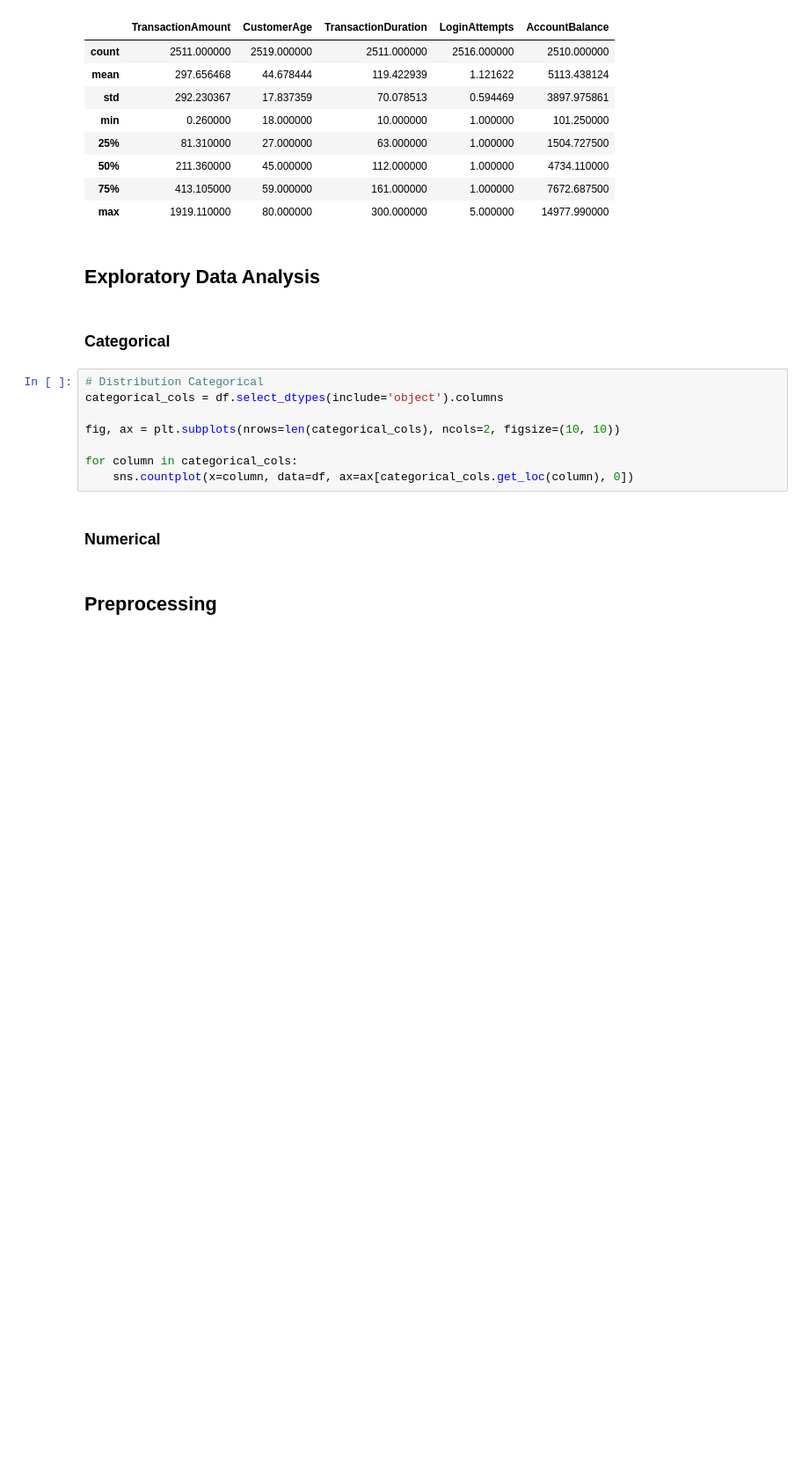
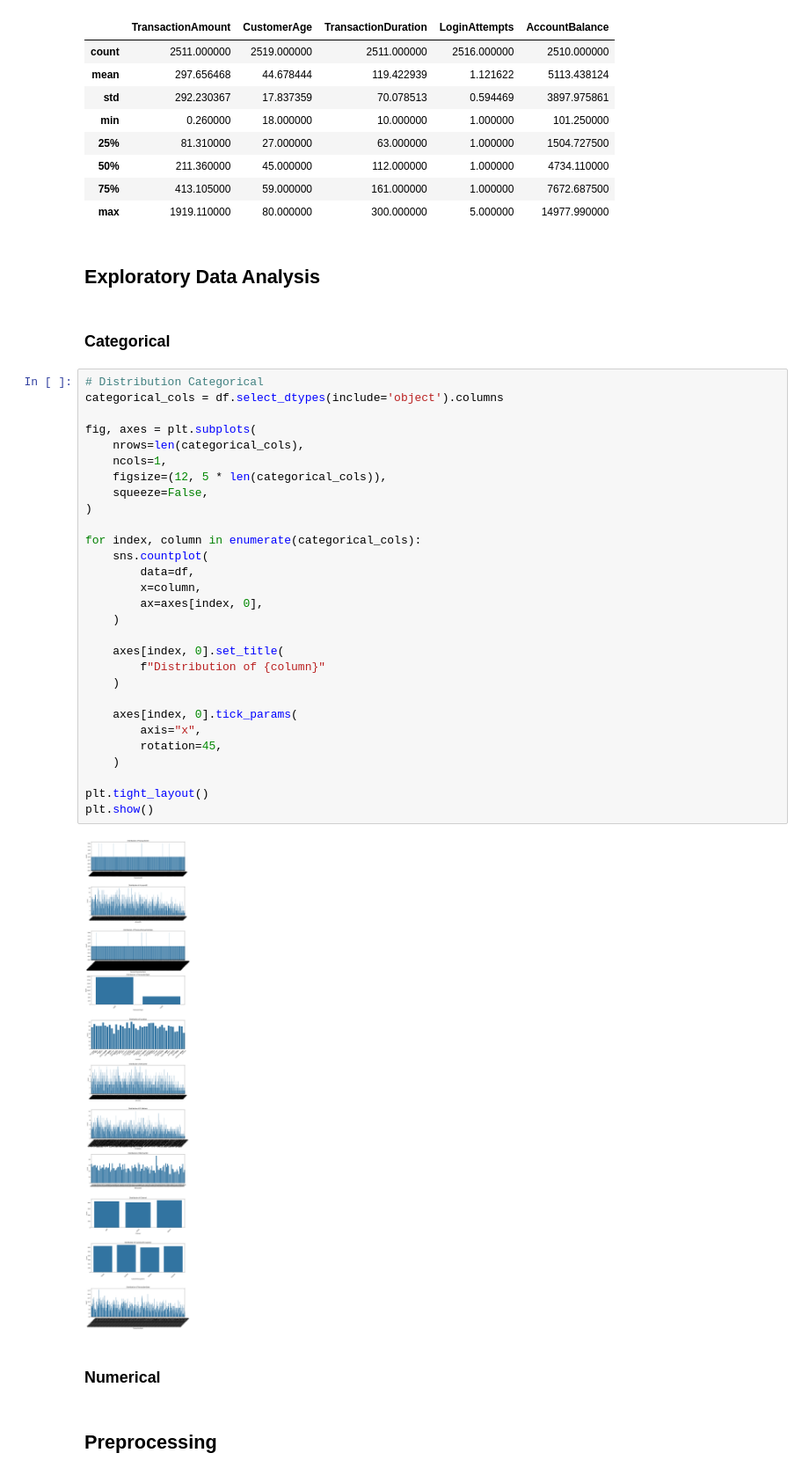
Before and after one commit to muchammadwr/bank-segmentation-customers, a Jupyter notebook: notebooks/clustering.ipynb, the cells around one changed output. Shown at 88% size. Drawn from its saved outputs; the diff is of its cells as text; blank space fills up the shorter version.

```diff
--- a/notebooks/clustering.ipynb
+++ b/notebooks/clustering.ipynb
@@ -130,11 +125,34 @@ numerical_cols.describe()
 # %%
 # Distribution Categorical
 categorical_cols = df.select_dtypes(include='object').columns
 
-fig, ax = plt.subplots(nrows=len(categorical_cols), ncols=2, figsize=(10, 10))
+fig, axes = plt.subplots(
+    nrows=len(categorical_cols),
+    ncols=1,
+    figsize=(12, 5 * len(categorical_cols)),
+    squeeze=False,
+)
 
-for column in categorical_cols:
-    sns.countplot(x=column, data=df, ax=ax[categorical_cols.get_loc(column), 0])
+for index, column in enumerate(categorical_cols):
+    sns.countplot(
+        data=df,
+        x=column,
+        ax=axes[index, 0],
+    )
+
+    axes[index, 0].set_title(
+        f"Distribution of {column}"
+    )
+
+    axes[index, 0].tick_params(
+        axis="x",
+        rotation=45,
+    )
+
+plt.tight_layout()
+plt.show()
+# %% [output]
+[figure, added]
 # %% [markdown]
 ### Numerical
 # %% [markdown]
```
Also changed, not shown: parts of 6 cells of this notebook.
